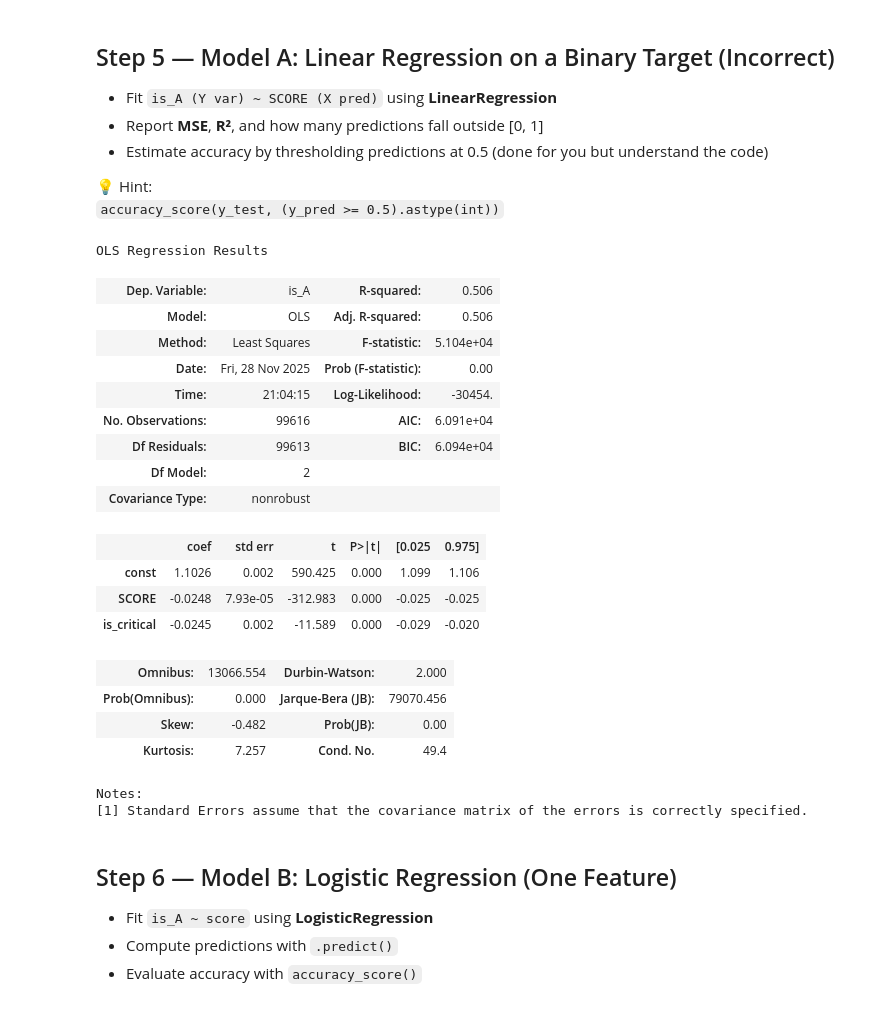
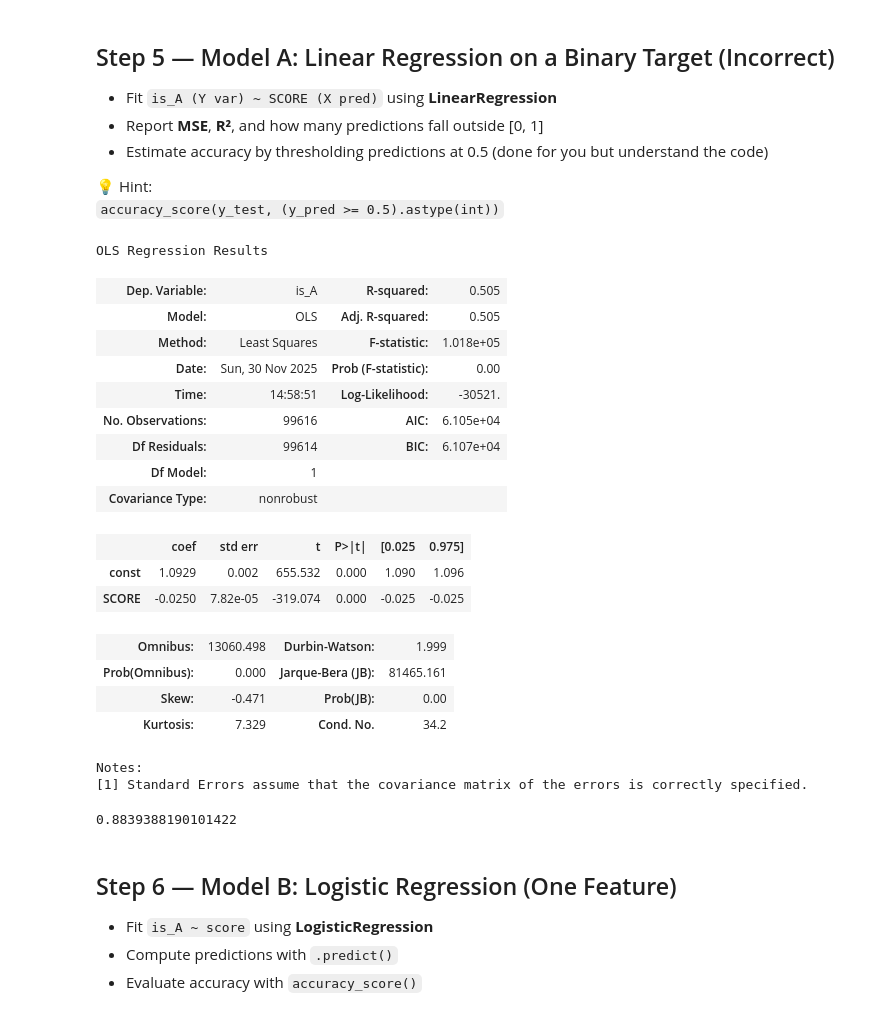
Before and after one commit to ro-the-creator/DA2025_Lectures, a Jupyter notebook: Mod6/CodeAssignments/Mod6L12_CodeAssignment_STUDENT.ipynb, the cells around one changed output. Cells and saved outputs as stored; diff of their text form; code cells hidden in the pictures.

```diff
--- a/Mod6/CodeAssignments/Mod6L12_CodeAssignment_STUDENT.ipynb
+++ b/Mod6/CodeAssignments/Mod6L12_CodeAssignment_STUDENT.ipynb
@@ -192,7 +194,7 @@ sns.scatterplot(df_cleaned, x='is_critical', y='is_A')
 ## Step 4 — Split Data (70/30 Stratify by Target)
 # %%
 # adding constant + y variable
-X = sm.add_constant(df_cleaned[['SCORE', 'is_critical']])
+X = sm.add_constant(df_cleaned['SCORE'])
 y = df_cleaned['is_A']
 # train-test split
 x_train, x_test, y_train, y_test = train_test_split(X, y, train_size=0.7, test_size=0.3, stratify=y, random_state=42)
@@ -207,28 +209,32 @@ x_train, x_test, y_train, y_test = train_test_split(X, y, train_size=0.7, test_s
 `accuracy_score(y_test, (y_pred >= 0.5).astype(int))`
 # %%
 model_SLR = sm.OLS(y_train, x_train).fit()
+y_pred = model_SLR.predict(x_test)
 model_SLR.summary()
 # %% [output]
 OLS Regression Results
-| Dep. Variable: | is_A | R-squared: | 0.506 |
-| Model: | OLS | Adj. R-squared: | 0.506 |
-| Method: | Least Squares | F-statistic: | 5.104e+04 |
-| Date: | Fri, 28 Nov 2025 | Prob (F-statistic): | 0.00 |
-| Time: | 21:04:15 | Log-Likelihood: | -30454. |
-| No. Observations: | 99616 | AIC: | 6.091e+04 |
-| Df Residuals: | 99613 | BIC: | 6.094e+04 |
-| Df Model: | 2 |  |  |
+| Dep. Variable: | is_A | R-squared: | 0.505 |
+| Model: | OLS | Adj. R-squared: | 0.505 |
+| Method: | Least Squares | F-statistic: | 1.018e+05 |
+| Date: | Sun, 30 Nov 2025 | Prob (F-statistic): | 0.00 |
+| Time: | 14:58:51 | Log-Likelihood: | -30521. |
+| No. Observations: | 99616 | AIC: | 6.105e+04 |
+| Df Residuals: | 99614 | BIC: | 6.107e+04 |
+| Df Model: | 1 |  |  |
 | Covariance Type: | nonrobust |  |  |
 |  | coef | std err | t | P>|t| | [0.025 | 0.975] |
-| const | 1.1026 | 0.002 | 590.425 | 0.000 | 1.099 | 1.106 |
-| SCORE | -0.0248 | 7.93e-05 | -312.983 | 0.000 | -0.025 | -0.025 |
-| is_critical | -0.0245 | 0.002 | -11.589 | 0.000 | -0.029 | -0.020 |
+| const | 1.0929 | 0.002 | 655.532 | 0.000 | 1.090 | 1.096 |
+| SCORE | -0.0250 | 7.82e-05 | -319.074 | 0.000 | -0.025 | -0.025 |
-| Omnibus: | 13066.554 | Durbin-Watson: | 2.000 |
-| Prob(Omnibus): | 0.000 | Jarque-Bera (JB): | 79070.456 |
-| Skew: | -0.482 | Prob(JB): | 0.00 |
-| Kurtosis: | 7.257 | Cond. No. | 49.4 |
+| Omnibus: | 13060.498 | Durbin-Watson: | 1.999 |
+| Prob(Omnibus): | 0.000 | Jarque-Bera (JB): | 81465.161 |
+| Skew: | -0.471 | Prob(JB): | 0.00 |
+| Kurtosis: | 7.329 | Cond. No. | 34.2 |
 Notes:
 [1] Standard Errors assume that the covariance matrix of the errors is correctly specified.
+# %%
+accuracy_score(y_test, (y_pred >= 0.5).astype(int))
+# %% [output]
+0.8839388190101422
 # %% [markdown]
 ## Step 6 — Model B: Logistic Regression (One Feature)
 
```
Also changed, not shown: parts of 10 cells of this notebook, 1 other file.
